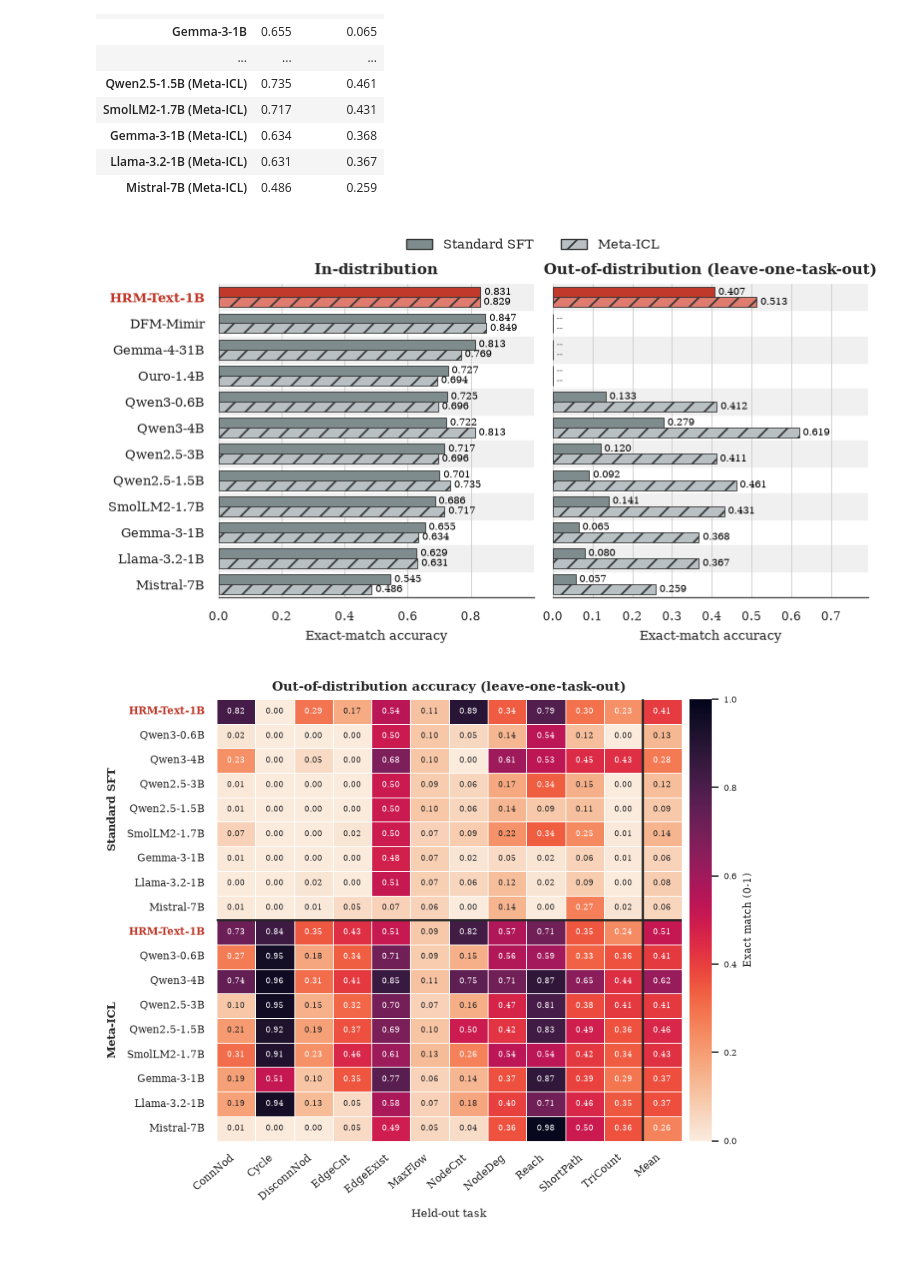
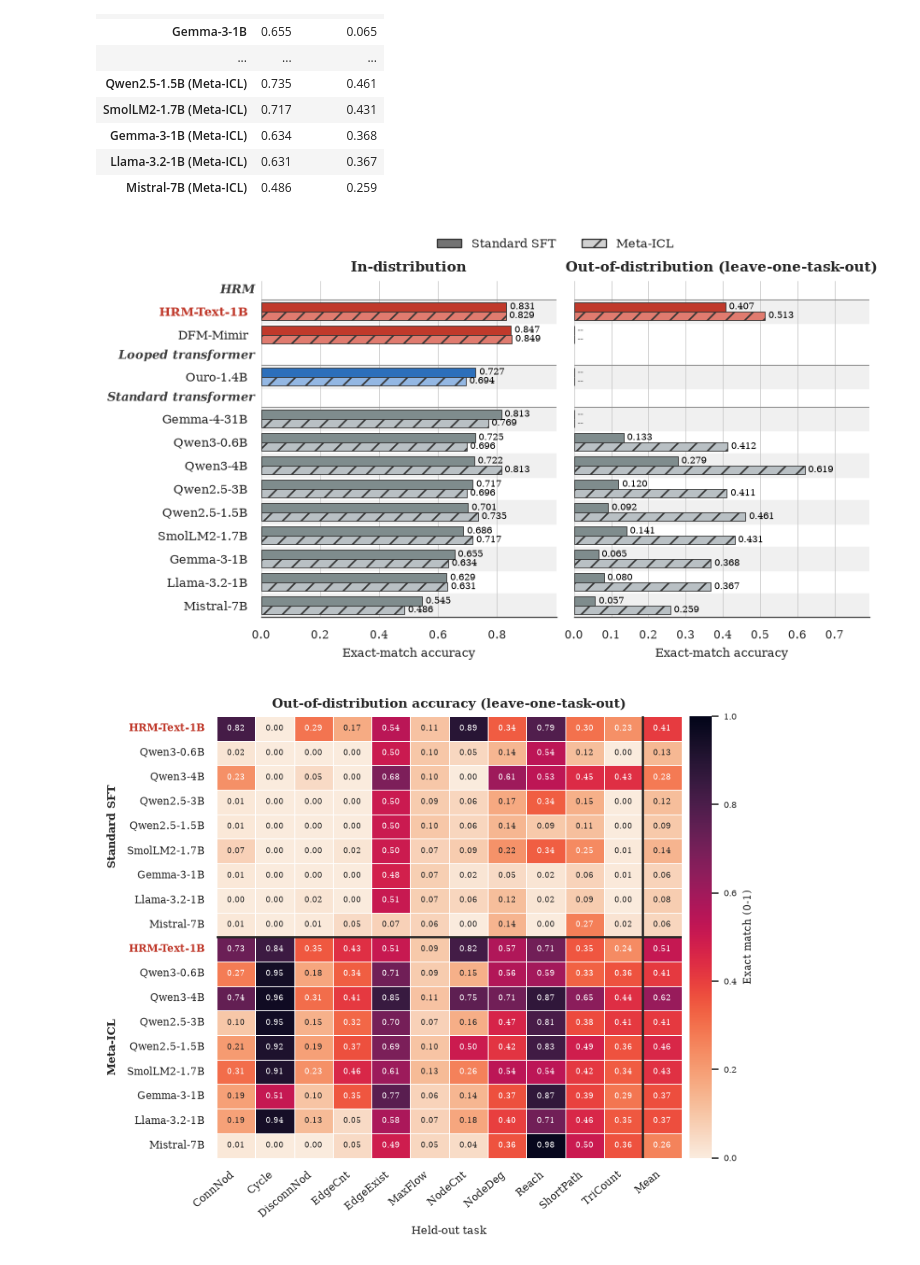
Before and after one commit to MariusAAROS/HRM-Text-for-Graphs, a Jupyter notebook: report/paper_results.ipynb, the cells around one changed output. Saved outputs shown, nothing was run; the diff lists cells and outputs as text; code cells hidden in the pictures.

Commit message:
new figures

```diff
--- a/report/paper_results.ipynb
+++ b/report/paper_results.ipynb
@@ -82,6 +82,26 @@ ARCH_LABELS = {
 
 DIRECT, META_ICL = "Standard SFT", "Meta-ICL"
 
+# Architecture family of each model, used to group rows in RQ1 and RQ3. A model not listed
+# here is a standard (non-recurrent) transformer.
+HRM_FAMILY, LOOPED_FAMILY, TF_FAMILY = "HRM", "Looped transformer", "Standard transformer"
+FAMILY_ORDER = [HRM_FAMILY, LOOPED_FAMILY, TF_FAMILY]
+ARCH_FAMILY = {HRM_ARCH: HRM_FAMILY, "DFM-Mimir": HRM_FAMILY, "Ouro-1.4B": LOOPED_FAMILY}
+FAMILY_SHORT = {HRM_FAMILY: "HRM", LOOPED_FAMILY: "Looped", TF_FAMILY: "Transformer"}  # rotated table labels
+# Bar colors per family, (standard SFT, Meta-ICL). Grey keeps the standard transformers recessive.
+LOOPED_COLOR, LOOPED_LIGHT = "#2c6fbb", "#93b7e3"
+FAMILY_COLORS = {HRM_FAMILY: (ACCENT, ACCENT_LIGHT), LOOPED_FAMILY: (LOOPED_COLOR, LOOPED_LIGHT),
+                 TF_FAMILY: (MUTED, MUTED_LIGHT)}
+
+
+def arch_family(arch):
+    return ARCH_FAMILY.get(arch, TF_FAMILY)
+
+
+def group_by_family(archs):
+    """`archs` reordered family by family (FAMILY_ORDER), keeping their order within a family."""
+    return [a for fam in FAMILY_ORDER for a in archs if arch_family(a) == fam]
+
 # Gradient regimes compared in the recursion study (RQ2.1').
 TRUNC_BP, FULL_BP = "Truncated BPTT (5 blocks)", "Full backprop"
 
@@ -253,12 +273,25 @@ pd.DataFrame({"ID": overall_id, "OOD (mean)": overall_ood}).round(3)
 | Mistral-7B (Meta-ICL) | 0.486 | 0.259 |
 # %%
 # Main RQ1 figure (full-width `figure*`): one row per architecture, paired bars for the
-# Direct and Meta-ICL regimes. ID and OOD sit in separate panels because OOD accuracy is
-# an order of magnitude smaller and would be invisible on a shared 0-1 axis.
+# standard-SFT and Meta-ICL regimes. Rows are grouped by architecture family, each group under a
+# bold header; bar color = family (dark: standard SFT, light + hatch: Meta-ICL). ID and OOD sit in
+# separate panels because OOD accuracy is much smaller and would be invisible on a shared 0-1 axis.
 def plot_id_ood_panels(fname="perf_overall_id_ood"):
-    y = np.arange(len(ARCH_ORDER))
+    order = group_by_family(ARCH_ORDER)
+    # Row centers top to bottom; each family gets a header slot above its rows.
+    header_h, ypos, headers, cursor = 0.8, {}, [], -0.5
+    for fam in FAMILY_ORDER:
+        members = [a for a in order if arch_family(a) == fam]
+        if not members:
+            continue
+        headers.append((fam, cursor + header_h / 2, cursor + header_h, cursor + header_h + len(members)))
+        cursor += header_h
+        for a in members:
+            ypos[a] = cursor + 0.5
+            cursor += 1
+    y = np.array([ypos[a] for a in order])
     h = 0.38
-    fig_h = 3.4
+    fig_h = 3.9
     fig, axes = plt.subplots(
         1, 2, figsize=(PAGE_W, fig_h), sharey=True, gridspec_kw={"wspace": 0.06}
     )
@@ -268,23 +301,24 @@ def plot_id_ood_panels(fname="perf_overall_id_ood"):
         (axes[1], overall_ood, "Out-of-distribution (leave-one-task-out)", None),
     ]
     for ax, series, title, xlim in panels:
-        for i in range(0, len(ARCH_ORDER), 2):
-            ax.axhspan(i - 0.5, i + 0.5, color="0.94", zorder=0)
+        for _, _, lo, hi_row in headers:  # light bands on every other row within a family
+            for k, start in enumerate(np.arange(lo, hi_row)):
+                if k % 2 == 0:
+                    ax.axhspan(start, start + 1, color="0.94", zorder=0)
+            ax.axhline(lo, color="0.55", linewidth=0.6, zorder=1)
 
-        direct = np.array([series.get(a, np.nan) for a in ARCH_ORDER], dtype=float)
-        meta = np.array(
-            [series.get(f"{a} ({META_ICL})", np.nan) for a in ARCH_ORDER], dtype=float
-        )
-        is_hrm = [a == HRM_ARCH for a in ARCH_ORDER]
+        direct = np.array([series.get(a, np.nan) for a in order], dtype=float)
+        meta = np.array([series.get(f"{a} ({META_ICL})", np.nan) for a in order], dtype=float)
+        colors = [FAMILY_COLORS[arch_family(a)] for a in order]
 
         groups = [
-            (y - h / 2, direct, [ACCENT if k else MUTED for k in is_hrm], None),
-            (y + h / 2, meta, [ACCENT_LIGHT if k else MUTED_LIGHT for k in is_hrm], "//"),
+            (y - h / 2, direct, [c[0] for c in colors], None),
+            (y + h / 2, meta, [c[1] for c in colors], "//"),
         ]
         top = np.nanmax(np.concatenate([direct, meta]))
         hi = xlim[1] if xlim else top * 1.28
-        for ypos, vals, colors, hatch in groups:
-            bars = ax.barh(ypos, np.nan_to_num(vals), height=h, color=colors,
+        for ypos_, vals, cols, hatch in groups:
+            bars = ax.barh(ypos_, np.nan_to_num(vals), height=h, color=cols,
                            edgecolor="0.2", linewidth=0.5, hatch=hatch, zorder=2)
             for bar, v in zip(bars, vals):
                 # Runs that were never evaluated in this cell get a dash, not a 0.000.
@@ -293,40 +327,47 @@ def plot_id_ood_panels(fname="perf_overall_id_ood"):
                         bar.get_y() + bar.get_height() / 2,
                         label, va="center", ha="left", fontsize=6,
                         color="0.55" if np.isnan(v) else "black", zorder=3)
 
         ax.set_xlim(0, hi)
         ax.set_title(title, fontsize=9)
         ax.set_xlabel("Exact-match accuracy", fontsize=8)
         ax.tick_params(axis="x", labelsize=7)
         ax.grid(axis="y", visible=False)
         ax.set_axisbelow(True)
 
     # Drop the left panel's final tick so it does not collide with the right panel's 0.0.
     axes[0].set_xticks(np.arange(0, 1.0, 0.2))
     axes[0].set_yticks(y)
-    axes[0].set_yticklabels(ARCH_ORDER, fontsize=8)
-    axes[0].set_ylim(len(ARCH_ORDER) - 0.5, -0.5)  # best architecture on top
-    for lbl, hrm in zip(axes[0].get_yticklabels(), [a == HRM_ARCH for a in ARCH_ORDER]):
-        if hrm:
+    axes[0].set_yticklabels(order, fontsize=8)
+    axes[0].set_ylim(cursor, -0.5)  # first family on top
+    for lbl, a in zip(axes[0].get_yticklabels(), order):
+        if a == HRM_ARCH:
             lbl.set_color(ACCENT)
             lbl.set_fontweight("bold")
+    # Family headers in the label column, right-aligned with the model names.
+    for fam, hy, _, _ in headers:
+        axes[0].annotate(fam, xy=(0, hy), xycoords=("axes fraction", "data"),
+                         xytext=(-4, 0), textcoords="offset points", ha="right", va="center",
+                         fontsize=7.5, fontweight="bold", fontstyle="italic", color="0.25",
+                         annotation_clip=False)
 
+    # Regime legend in neutral greys: fill and hatch encode the regime, color the family.
     handles = [
-        mpl.patches.Patch(facecolor=MUTED, edgecolor="0.2", label=DIRECT),
-        mpl.patches.Patch(facecolor=MUTED_LIGHT, edgecolor="0.2", hatch="//", label=META_ICL),
+        mpl.patches.Patch(facecolor="0.45", edgecolor="0.2", label=DIRECT),
+        mpl.patches.Patch(facecolor="0.82", edgecolor="0.2", hatch="//", label=META_ICL),
     ]
     # Sit the legend just above the panel titles (9pt title + pad), with no dead band.
     fig.legend(handles=handles, loc="lower center",
                bbox_to_anchor=(0.5, axes[0].get_position().y1 + 0.17 / fig_h),
                ncol=2, fontsize=8, frameon=False)
     sns.despine(fig=fig, left=True)
     save_fig(fig, fname)
     plt.show()
 
 
 plot_id_ood_panels()
 # %% [output]
-[figure, old version]
+[figure, new version]
 # %%
 # Full-width per-task heatmap: rows are (architecture x regime) split into a Direct block
 # and a Meta-ICL block, so a row label only needs the architecture name.
```
Also changed, not shown: parts of 2 cells of this notebook, 25 other files.
